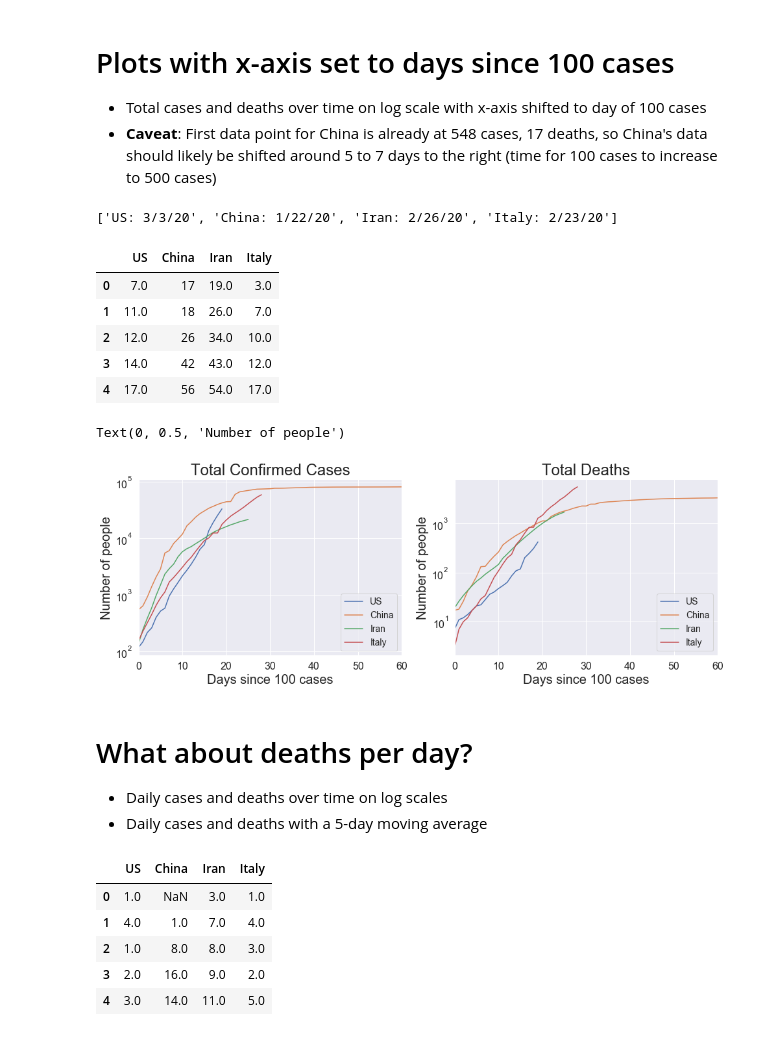
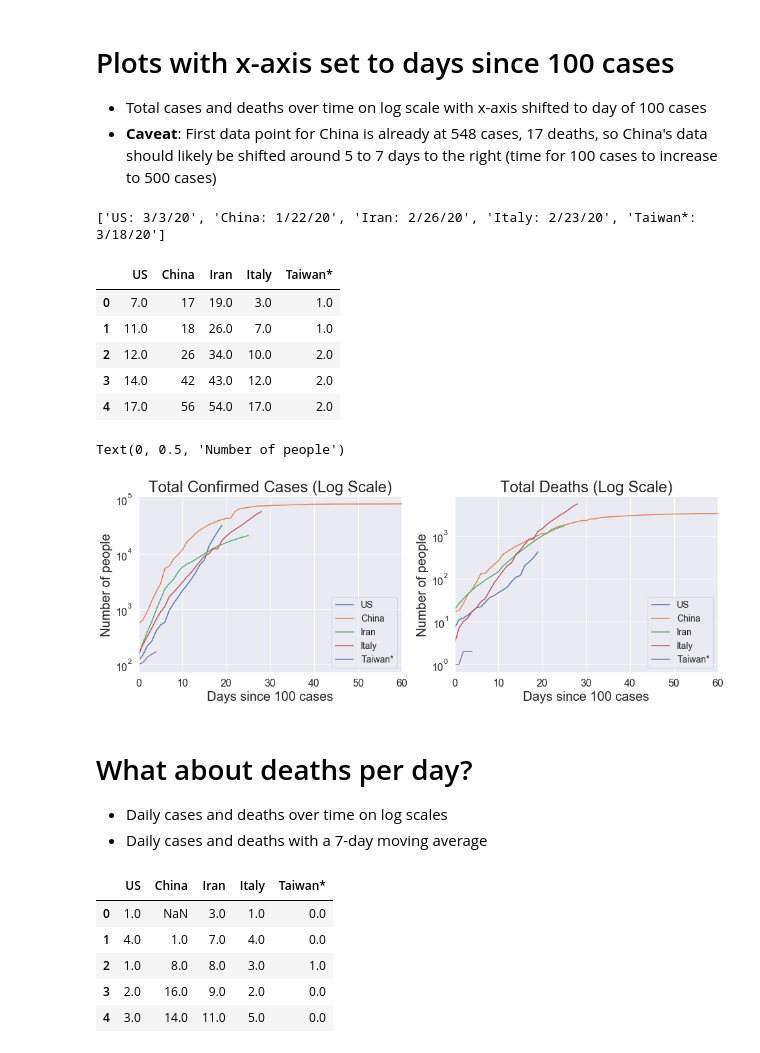
Before and after one commit to AMWen/COVID-19, a Jupyter notebook: COVID-19.ipynb, the cells around one changed output. Saved outputs shown, nothing was run; the diff lists cells and outputs as text; code cells hidden in the pictures.

```diff
--- a/COVID-19.ipynb
+++ b/COVID-19.ipynb
@@ -35,7 +35,7 @@ cases.head()
 5 rows × 65 columns
 # %%
 # List of countries of interest
-countries = ['US', 'China', 'Iran', 'Italy']
+countries = ['US', 'China', 'Iran', 'Italy', 'Taiwan*']
 
 # Select only countries of interest
 cases = cases[cases['Country/Region'].isin(countries)]
@@ -71,6 +71,10 @@ deaths = deaths[deaths['Country/Region']!='China'].append(china_deaths, ignore_i
 cases_transposed = cases.set_index('Country/Region').transpose()
 deaths_transposed = deaths.set_index('Country/Region').transpose()
 
+# Reorder columns of dataframe to match order of countries list
+cases_transposed = cases_transposed[countries]
+deaths_transposed = deaths_transposed[countries]
+
 # Remove column index name
 del cases_transposed.columns.name
 del deaths_transposed.columns.name
@@ -161,7 +165,7 @@ print([countries[i] + ': ' + date_100[i] for i in range(len(countries))])
 
 # Note: Europe travel ban on 3/10, so at least 7 days since restrictions placed
 # %% [output]
-['US: 3/3/20', 'China: 1/22/20', 'Iran: 2/26/20', 'Italy: 2/23/20']
+['US: 3/3/20', 'China: 1/22/20', 'Iran: 2/26/20', 'Italy: 2/23/20', 'Taiwan*: 3/18/20']
 # %%
 # New dataframes for data shifted to new index
 cases_shifted = cases_reset.reset_index()
@@ -182,35 +186,35 @@ cases_shifted = cases_shifted.drop('index', axis=1)
 deaths_shifted = deaths_shifted.drop('index', axis=1)
 deaths_shifted.head()
 # %% [output]
-|  | US | China | Iran | Italy |
-| 0 | 7.0 | 17 | 19.0 | 3.0 |
-| 1 | 11.0 | 18 | 26.0 | 7.0 |
-| 2 | 12.0 | 26 | 34.0 | 10.0 |
-| 3 | 14.0 | 42 | 43.0 | 12.0 |
-| 4 | 17.0 | 56 | 54.0 | 17.0 |
+|  | US | China | Iran | Italy | Taiwan* |
+| 0 | 7.0 | 17 | 19.0 | 3.0 | 1.0 |
+| 1 | 11.0 | 18 | 26.0 | 7.0 | 1.0 |
+| 2 | 12.0 | 26 | 34.0 | 10.0 | 2.0 |
+| 3 | 14.0 | 42 | 43.0 | 12.0 | 2.0 |
+| 4 | 17.0 | 56 | 54.0 | 17.0 | 2.0 |
 # %%
 # Figure settings
 legible_graph(16, 5)
 
 # Plot total cases and deaths over time on logy scale
 plt.subplot(1, 2, 1)
 cases_shifted.plot(logy=True, ax=plt.gca())
-plt.title('Total Confirmed Cases')
+plt.title('Total Confirmed Cases (Log Scale)')
 plt.xlabel('Days since 100 cases')
 plt.ylabel('Number of people')
 
 plt.subplot(1, 2, 2)
 deaths_shifted.plot(logy=True, ax=plt.gca())
-plt.title('Total Deaths')
+plt.title('Total Deaths (Log Scale)')
 plt.xlabel('Days since 100 cases')
 plt.ylabel('Number of people')
 # %% [output]
 Text(0, 0.5, 'Number of people')
-[figure, old version]
+[figure, new version]
 # %% [markdown]
 # What about deaths per day?
 - Daily cases and deaths over time on log scales
-- Daily cases and deaths with a 5-day moving average
+- Daily cases and deaths with a 7-day moving average
 # %%
 # Calculate deaths per day by calculating difference with previous row
 daily_cases = cases_reset.drop('Date', axis=1).diff()
@@ -235,12 +239,12 @@ daily_cases_shifted = daily_cases_shifted.drop('index', axis=1)
 daily_deaths_shifted = daily_deaths_shifted.drop('index', axis=1)
 daily_deaths_shifted.head()
 # %% [output]
-|  | US | China | Iran | Italy |
-| 0 | 1.0 | NaN | 3.0 | 1.0 |
-| 1 | 4.0 | 1.0 | 7.0 | 4.0 |
-| 2 | 1.0 | 8.0 | 8.0 | 3.0 |
-| 3 | 2.0 | 16.0 | 9.0 | 2.0 |
-| 4 | 3.0 | 14.0 | 11.0 | 5.0 |
+|  | US | China | Iran | Italy | Taiwan* |
+| 0 | 1.0 | NaN | 3.0 | 1.0 | 0.0 |
+| 1 | 4.0 | 1.0 | 7.0 | 4.0 | 0.0 |
+| 2 | 1.0 | 8.0 | 8.0 | 3.0 | 1.0 |
+| 3 | 2.0 | 16.0 | 9.0 | 2.0 | 0.0 |
+| 4 | 3.0 | 14.0 | 11.0 | 5.0 | 0.0 |
 # %%
 # Figure settings
 legible_graph(16, 5)
```
Also changed, not shown: parts of 9 cells of this notebook, 3 other files.
